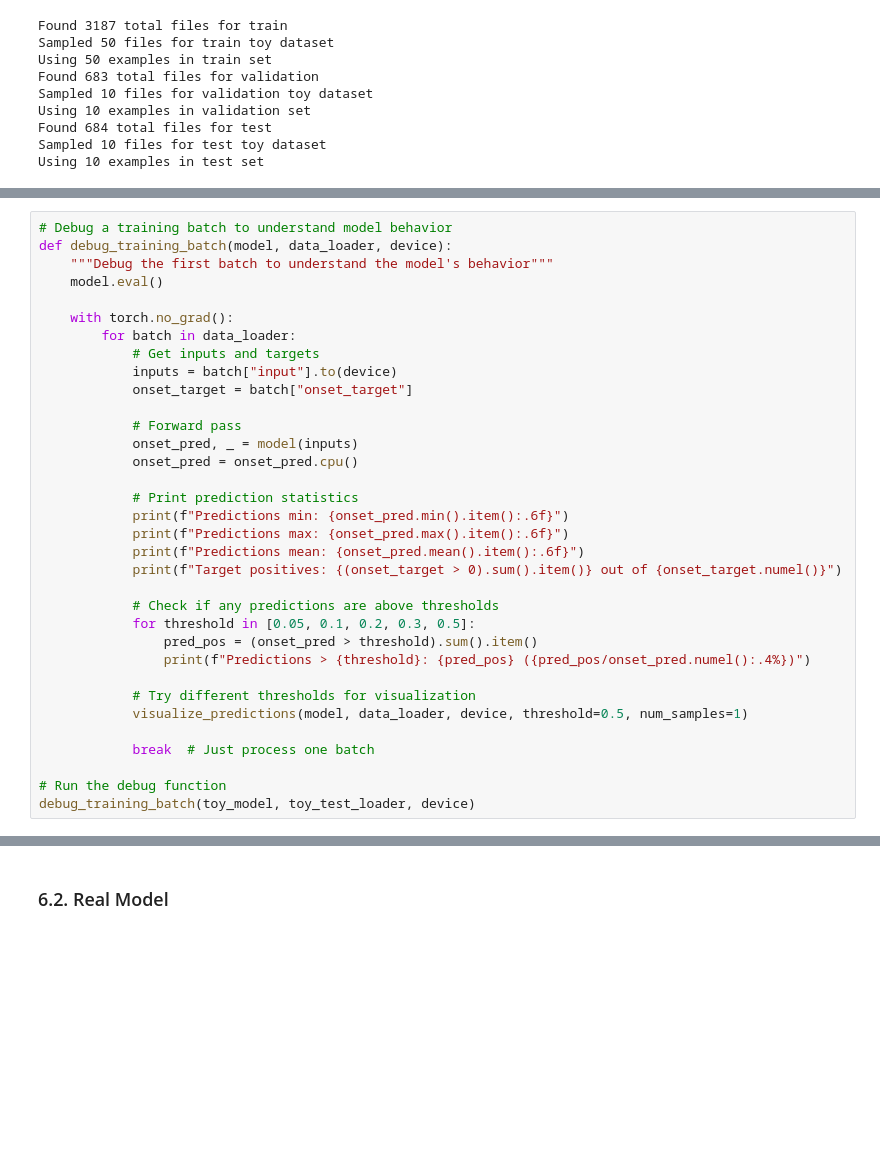
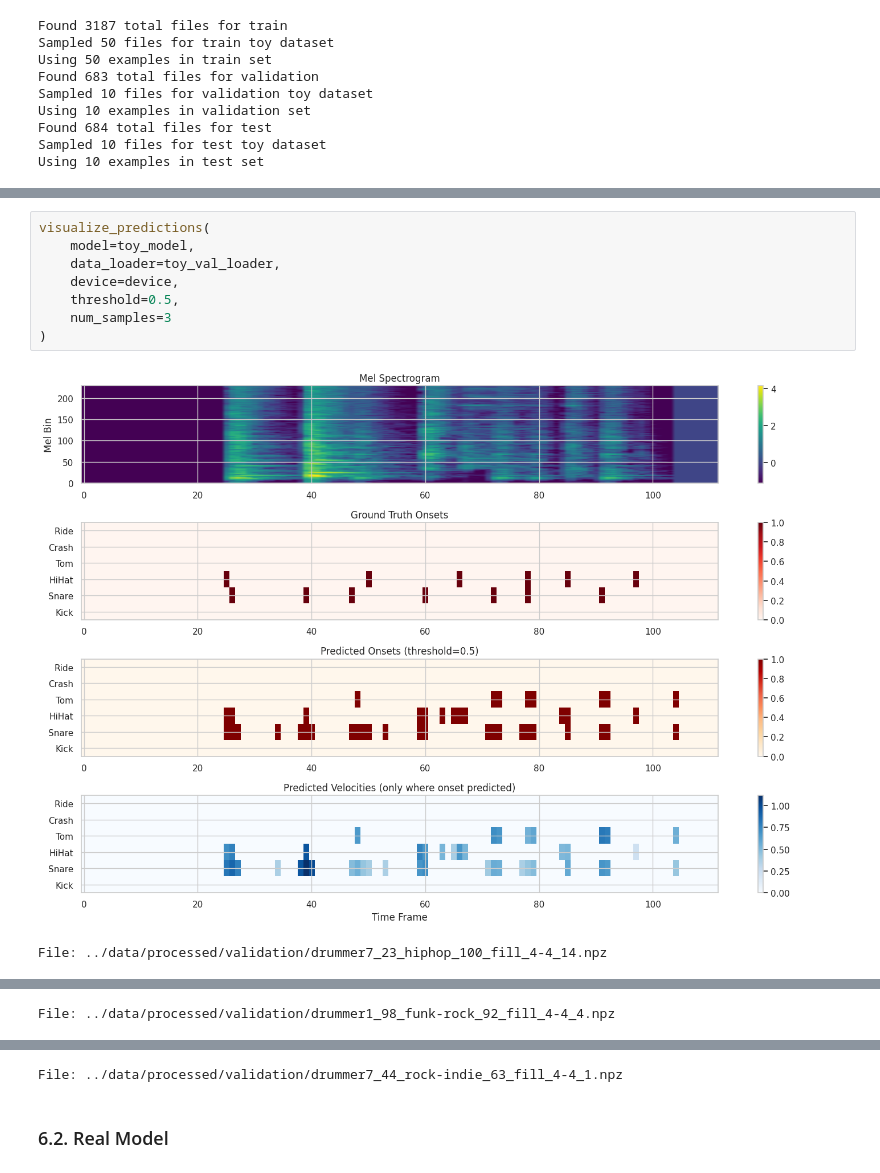
Before and after one commit to LittleHaku/DrumScribe-AI, a Jupyter notebook: notebooks/03_model_development.ipynb, the cells around one changed output, grey strips where cells are left out. Saved outputs shown, nothing was run; the diff lists cells and outputs as text; blank space fills up the shorter version.

```diff
--- a/notebooks/03_model_development.ipynb
+++ b/notebooks/03_model_development.ipynb
@@ -1032,34 +1011,0 @@ Saved best model with validation loss: 0.2481
-# %%
-# Debug a training batch to understand model behavior
-def debug_training_batch(model, data_loader, device):
-    """Debug the first batch to understand the model's behavior"""
-    model.eval()
-
-    with torch.no_grad():
-        for batch in data_loader:
-            # Get inputs and targets
-            inputs = batch["input"].to(device)
-            onset_target = batch["onset_target"]
-
-            # Forward pass
-            onset_pred, _ = model(inputs)
-            onset_pred = onset_pred.cpu()
-
-            # Print prediction statistics
-            print(f"Predictions min: {onset_pred.min().item():.6f}")
-            print(f"Predictions max: {onset_pred.max().item():.6f}")
-            print(f"Predictions mean: {onset_pred.mean().item():.6f}")
-            print(f"Target positives: {(onset_target > 0).sum().item()} out of {onset_target.numel()}")
-
-            # Check if any predictions are above thresholds
-            for threshold in [0.05, 0.1, 0.2, 0.3, 0.5]:
-                pred_pos = (onset_pred > threshold).sum().item()
-                print(f"Predictions > {threshold}: {pred_pos} ({pred_pos/onset_pred.numel():.4%})")
-
-            # Try different thresholds for visualization
-            visualize_predictions(model, data_loader, device, threshold=0.5, num_samples=1)
-
-            break  # Just process one batch
-
-# Run the debug function
-debug_training_batch(toy_model, toy_test_loader, device)
@@ -1077,0 +1012,11 @@ File: ../data/processed/test/drummer3_4_rock_105_beat_4-4_34.npz
+# %%
+visualize_predictions(
+    model=toy_model,
+    data_loader=toy_val_loader,
+    device=device,
+    threshold=0.5,
+    num_samples=3
+)
+# %% [output]
+[figure, added]
+File: ../data/processed/validation/drummer7_23_hiphop_100_fill_4-4_14.npz
@@ -1077,0 +1024 @@ File: ../data/processed/test/drummer3_4_rock_105_beat_4-4_34.npz
+File: ../data/processed/validation/drummer1_98_funk-rock_92_fill_4-4_4.npz
@@ -1078,2 +1026,3 @@ File: ../data/processed/test/drummer3_4_rock_105_beat_4-4_34.npz
+File: ../data/processed/validation/drummer7_44_rock-indie_63_fill_4-4_1.npz
 # %% [markdown]
 ### 6.2. Real Model
```
Also changed, not shown: parts of 12 cells of this notebook.
